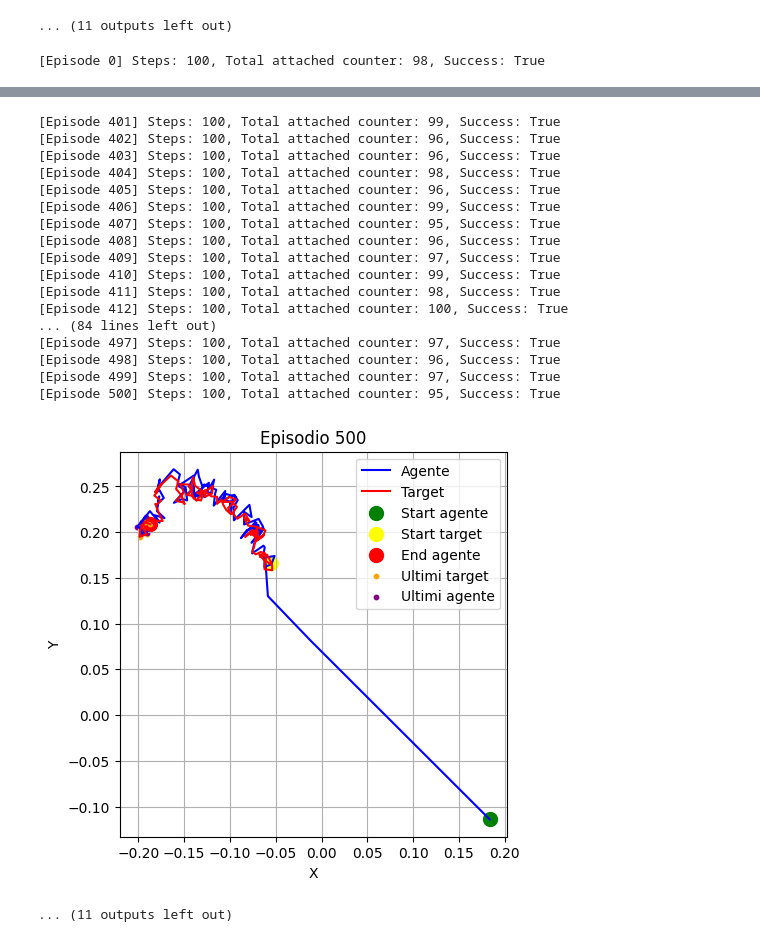
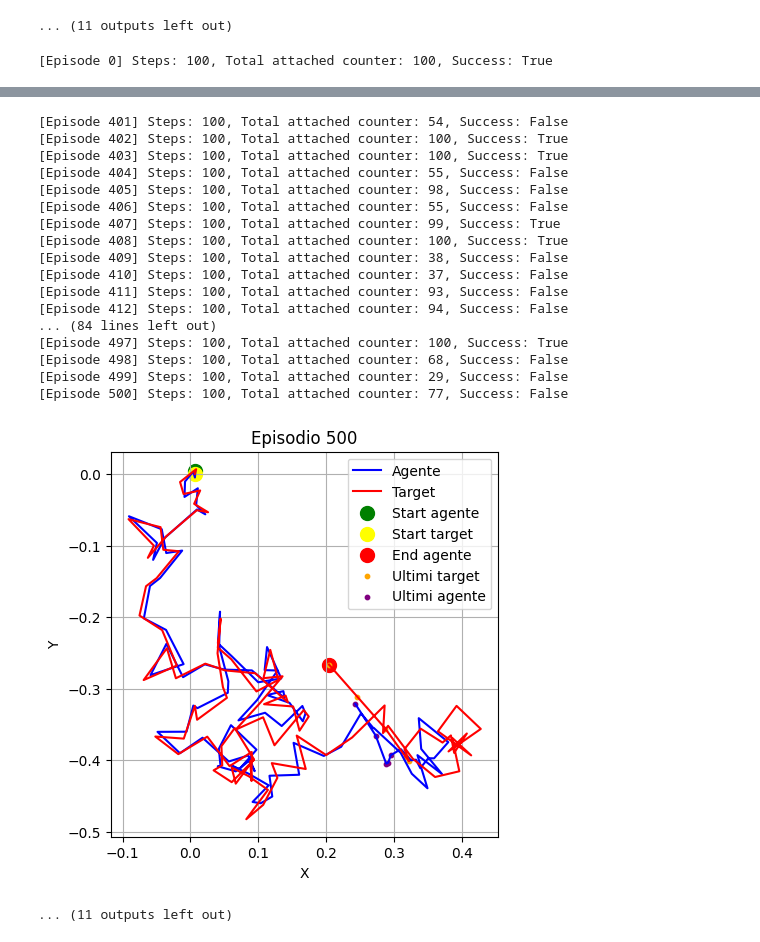
Before and after one commit to EdoardoZappia/RL_tracking, a Jupyter notebook: ddpg.ipynb, the cells around one changed output, grey strips where cells are left out. Cells and saved outputs as stored; diff of their text form; code cells hidden in the pictures.

```diff
--- a/ddpg.ipynb
+++ b/ddpg.ipynb
@@ -739,7 +739,13 @@ def test_agent_with_random_targets(agent, env=None, num_episodes=1001, tolerance
 
     for ep in range(num_episodes):
         state, _ = env.reset()
+
+        real_state = torch.tensor(state, dtype=torch.float32)
         state = torch.tensor(state, dtype=torch.float32)
+
+        state = state.clone()
+        state[2:4] += torch.normal(mean=0.0, std=0.005, size=(2,), device=state.device)
+
         done = False
         step = 0
         trajectory = []
@@ -751,11 +757,16 @@ def test_agent_with_random_targets(agent, env=None, num_episodes=1001, tolerance
             trajectory.append(state[:2].detach().numpy())
             target_trajectory.append(state[2:4].detach().numpy())
             with torch.no_grad():
-                action = agent.actor(state, training=False).detach().numpy() #training=False).detach().numpy()  # Nessun rumore
+                action = agent.actor(state).detach().numpy()#, training=False).detach().numpy() #training=False).detach().numpy()  # Nessun rumore
             next_state, _, done, truncated, _, _ = env.step(action)
+
+            real_next_state = torch.tensor(next_state, dtype=torch.float32)
             next_state = torch.tensor(next_state, dtype=torch.float32)
 
-            if torch.norm(next_state[:2] - state[2:4]) < tolerance:
+            next_state = next_state.clone()
+            next_state[2:4] += torch.normal(mean=0.0, std=0.005, size=(2,), device=next_state.device)
+
+            if torch.norm(real_next_state[:2] - real_state[2:4]) < tolerance:
                 total_attached_counter += 1
                 attached_counter += 1
             else:
@@ -767,6 +778,7 @@ def test_agent_with_random_targets(agent, env=None, num_episodes=1001, tolerance
             done = truncated
 
             state = next_state
+            real_state = real_next_state
             step += 1
 
         ep_attached_counter.append(total_attached_counter)
@@ -802,8 +814,8 @@ def test_agent_with_random_targets(agent, env=None, num_episodes=1001, tolerance
     print(f"Numero successi: {success_counter} / {num_episodes}")
 
 if __name__ == "__main__":
-    checkpoint = "runs/ddpg_run_dyn20250416_231053/checkpoint_ep2324.pth"
+    checkpoint = "runs/ddpg_run_dyn20250416_232625/checkpoint_ep2198.pth"
     agent = load_agent(checkpoint)
     test_agent_with_random_targets(agent)
 # %% [output]
-[Episode 0] Steps: 100, Total attached counter: 98, Success: True
+[Episode 0] Steps: 100, Total attached counter: 100, Success: True
@@ -883,19 +895,19 @@ if __name__ == "__main__":
-[Episode 401] Steps: 100, Total attached counter: 99, Success: True
-[Episode 402] Steps: 100, Total attached counter: 96, Success: True
-[Episode 403] Steps: 100, Total attached counter: 96, Success: True
-[Episode 404] Steps: 100, Total attached counter: 98, Success: True
-[Episode 405] Steps: 100, Total attached counter: 96, Success: True
-[Episode 406] Steps: 100, Total attached counter: 99, Success: True
-[Episode 407] Steps: 100, Total attached counter: 95, Success: True
-[Episode 408] Steps: 100, Total attached counter: 96, Success: True
-[Episode 409] Steps: 100, Total attached counter: 97, Success: True
-[Episode 410] Steps: 100, Total attached counter: 99, Success: True
-[Episode 411] Steps: 100, Total attached counter: 98, Success: True
-[Episode 412] Steps: 100, Total attached counter: 100, Success: True
+[Episode 401] Steps: 100, Total attached counter: 54, Success: False
+[Episode 402] Steps: 100, Total attached counter: 100, Success: True
+[Episode 403] Steps: 100, Total attached counter: 100, Success: True
+[Episode 404] Steps: 100, Total attached counter: 55, Success: False
+[Episode 405] Steps: 100, Total attached counter: 98, Success: False
+[Episode 406] Steps: 100, Total attached counter: 55, Success: False
+[Episode 407] Steps: 100, Total attached counter: 99, Success: True
+[Episode 408] Steps: 100, Total attached counter: 100, Success: True
+[Episode 409] Steps: 100, Total attached counter: 38, Success: False
+[Episode 410] Steps: 100, Total attached counter: 37, Success: False
+[Episode 411] Steps: 100, Total attached counter: 93, Success: False
+[Episode 412] Steps: 100, Total attached counter: 94, Success: False
 ... (84 lines left out)
-[Episode 497] Steps: 100, Total attached counter: 97, Success: True
-[Episode 498] Steps: 100, Total attached counter: 96, Success: True
-[Episode 499] Steps: 100, Total attached counter: 97, Success: True
-[Episode 500] Steps: 100, Total attached counter: 95, Success: True
+[Episode 497] Steps: 100, Total attached counter: 100, Success: True
+[Episode 498] Steps: 100, Total attached counter: 68, Success: False
+[Episode 499] Steps: 100, Total attached counter: 29, Success: False
+[Episode 500] Steps: 100, Total attached counter: 77, Success: False
-[figure, old version]
+[figure, new version]
 ... (11 outputs left out)
```
Also changed, not shown: parts of 1 cell of this notebook, 3 other files.
